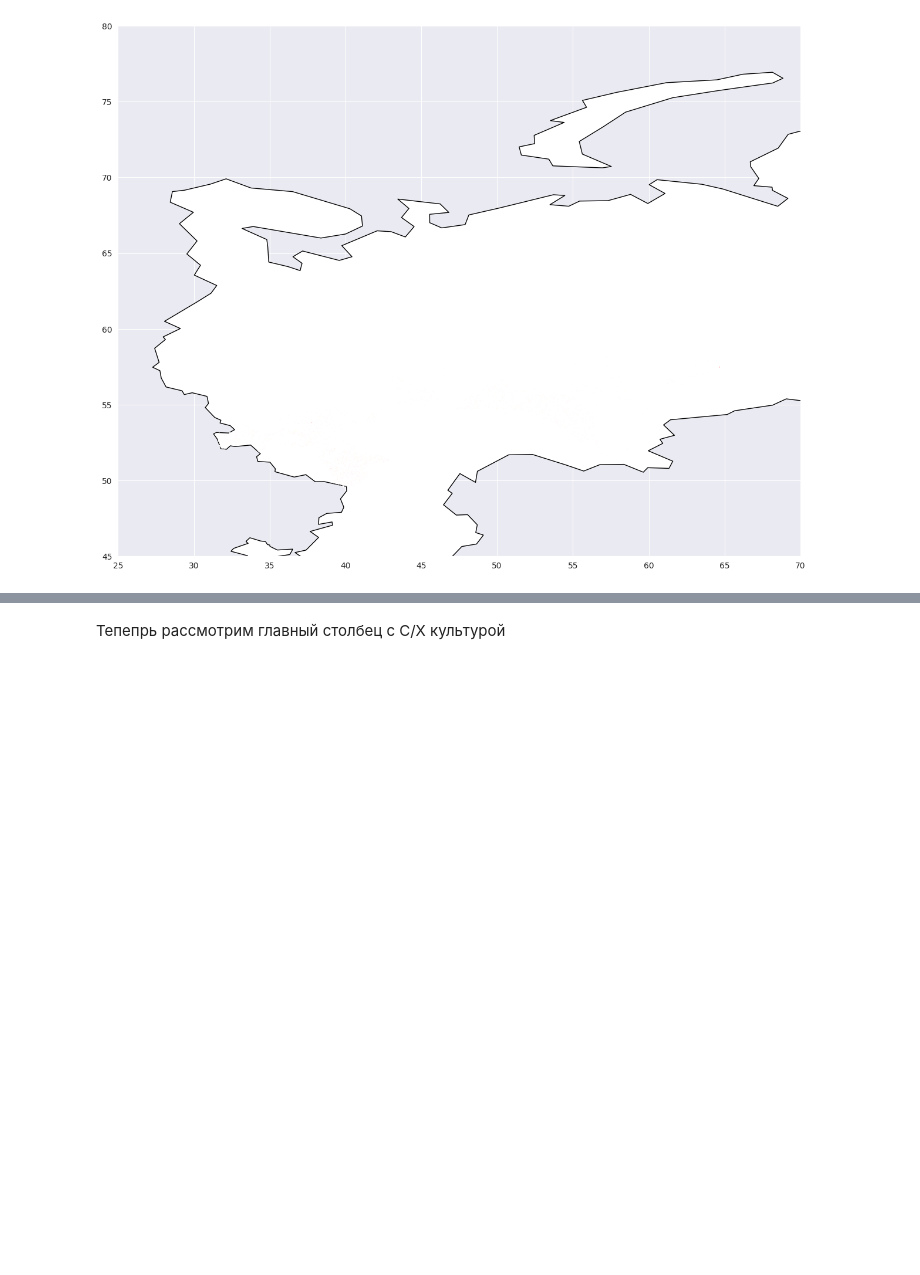
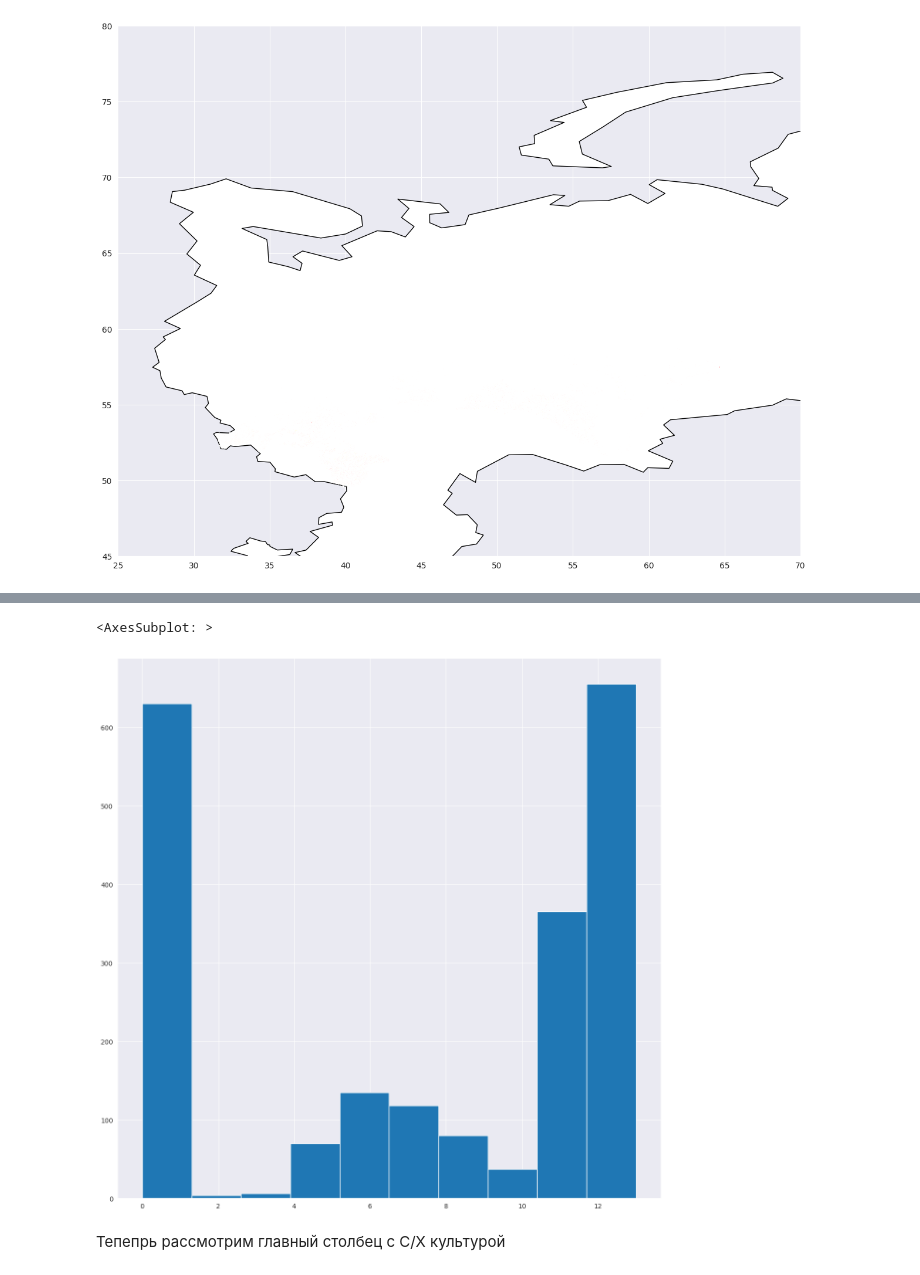
Before and after one commit to eivankin/ndvi, a Jupyter notebook: baseline.ipynb, the cells around one changed output, grey strips where cells are left out. Saved outputs shown, nothing was run; the diff lists cells and outputs as text; code cells hidden in the pictures; blank space fills up the shorter version.

```diff
--- a/baseline.ipynb
+++ b/baseline.ipynb
@@ -83,3 +151,8 @@ ax.set_ylim(45, 80)
+# %%
+test_df["region"].hist()
+# %% [output]
+<AxesSubplot: >
+[figure, added]
 # %% [markdown]
 Тепепрь рассмотрим главный столбец с C/Х культурой
 # %%
```
Also changed, not shown: parts of 30 cells of this notebook, 2 other files.
